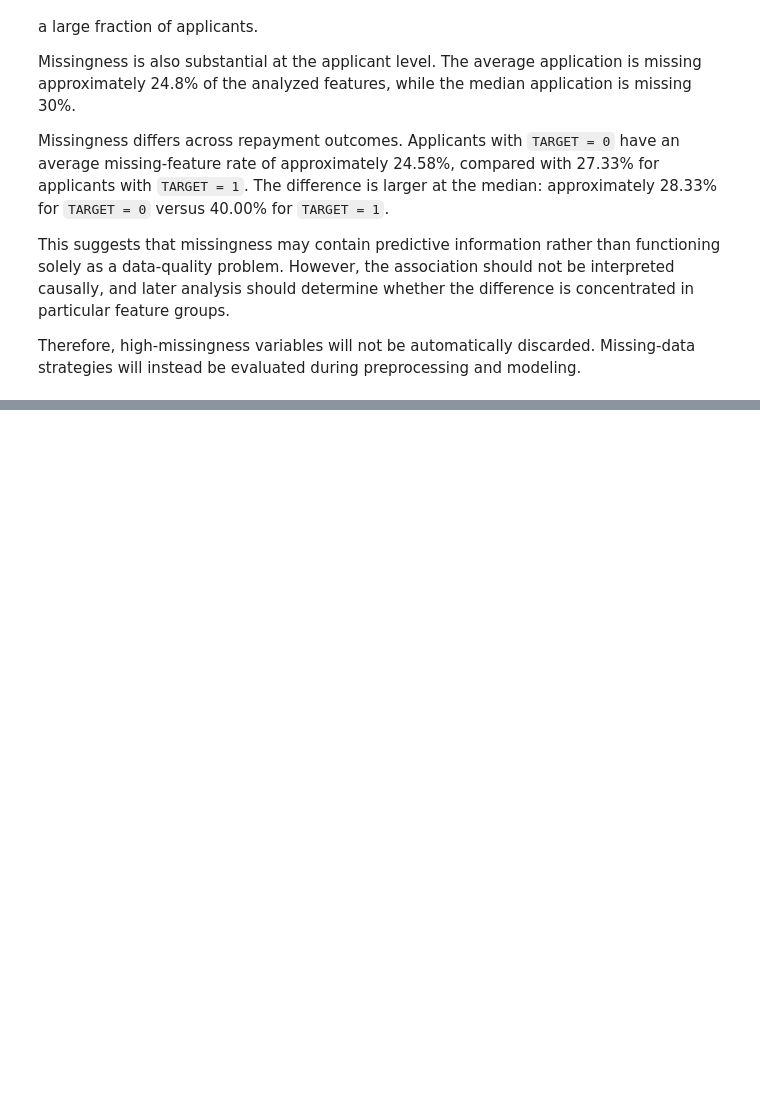
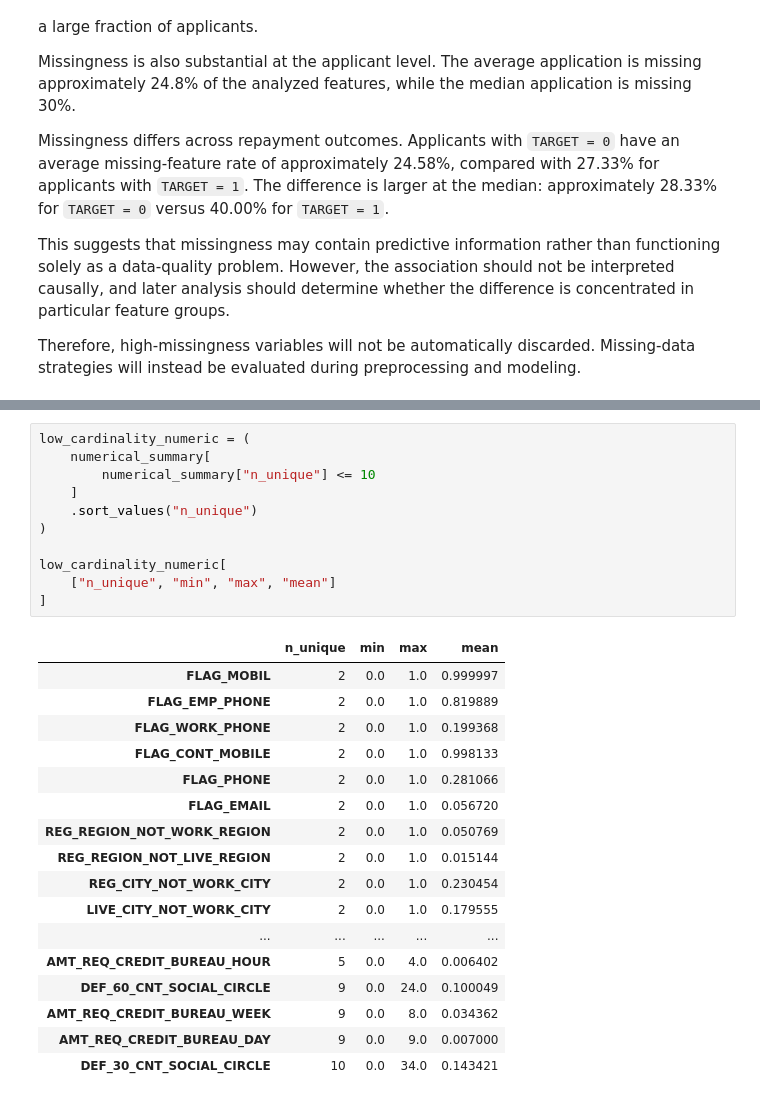
Before and after one commit to KevTJ/kj-project-portfolio, a Jupyter notebook: Projects/credit-risk-decision-system/notebooks/02_data_audit_and_eda.ipynb, the cells around one changed output, grey strips where cells are left out. Saved outputs shown, nothing was run; the diff lists cells and outputs as text; blank space fills up the shorter version.

```diff
--- a/Projects/credit-risk-decision-system/notebooks/02_data_audit_and_eda.ipynb
+++ b/Projects/credit-risk-decision-system/notebooks/02_data_audit_and_eda.ipynb
@@ -554,0 +579,29 @@ Therefore, high-missingness variables will not be automatically discarded. Missi
+# %%
+low_cardinality_numeric = (
+    numerical_summary[
+        numerical_summary["n_unique"] <= 10
+    ]
+    .sort_values("n_unique")
+)
+
+low_cardinality_numeric[
+    ["n_unique", "min", "max", "mean"]
+]
+# %% [output]
+|  | n_unique | min | max | mean |
+| FLAG_MOBIL | 2 | 0.0 | 1.0 | 0.999997 |
+| FLAG_EMP_PHONE | 2 | 0.0 | 1.0 | 0.819889 |
+| FLAG_WORK_PHONE | 2 | 0.0 | 1.0 | 0.199368 |
+| FLAG_CONT_MOBILE | 2 | 0.0 | 1.0 | 0.998133 |
+| FLAG_PHONE | 2 | 0.0 | 1.0 | 0.281066 |
+| FLAG_EMAIL | 2 | 0.0 | 1.0 | 0.056720 |
+| REG_REGION_NOT_WORK_REGION | 2 | 0.0 | 1.0 | 0.050769 |
+| REG_REGION_NOT_LIVE_REGION | 2 | 0.0 | 1.0 | 0.015144 |
+| REG_CITY_NOT_WORK_CITY | 2 | 0.0 | 1.0 | 0.230454 |
+| LIVE_CITY_NOT_WORK_CITY | 2 | 0.0 | 1.0 | 0.179555 |
+| ... | ... | ... | ... | ... |
+| AMT_REQ_CREDIT_BUREAU_HOUR | 5 | 0.0 | 4.0 | 0.006402 |
+| DEF_60_CNT_SOCIAL_CIRCLE | 9 | 0.0 | 24.0 | 0.100049 |
+| AMT_REQ_CREDIT_BUREAU_WEEK | 9 | 0.0 | 8.0 | 0.034362 |
+| AMT_REQ_CREDIT_BUREAU_DAY | 9 | 0.0 | 9.0 | 0.007000 |
+| DEF_30_CNT_SOCIAL_CIRCLE | 10 | 0.0 | 34.0 | 0.143421 |
```
Also changed, not shown: parts of 17 cells of this notebook.
